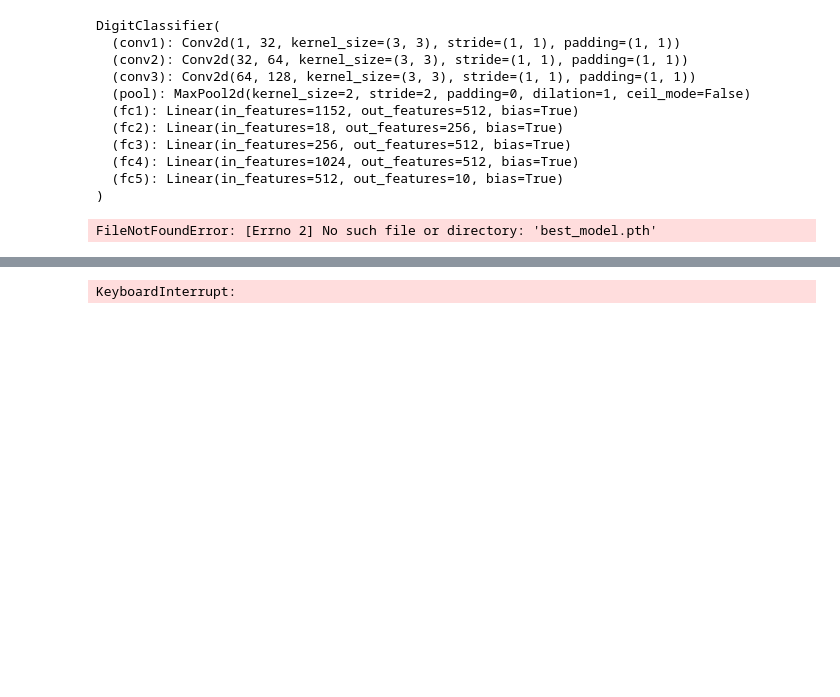
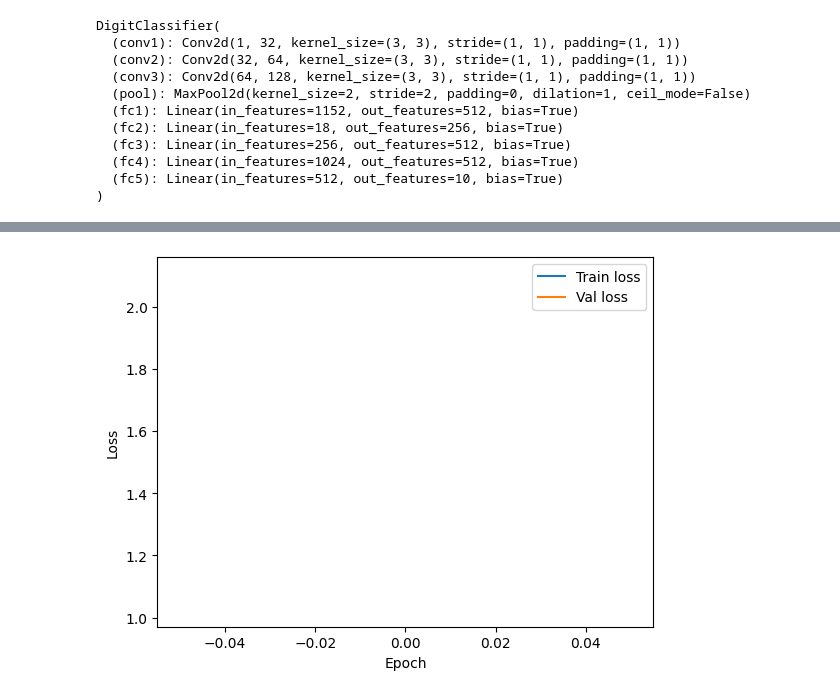
Before and after one commit to knuutti/3d-digit-classifier, a Jupyter notebook: classifier.ipynb, the cells around one changed output, grey strips where cells are left out. Drawn from its saved outputs; the diff is of its cells as text; code cells hidden in the pictures; blank space fills up the shorter version.

```diff
--- a/classifier.ipynb
+++ b/classifier.ipynb
@@ -244,32 +244,8 @@ DigitClassifier(
   (fc4): Linear(in_features=1024, out_features=512, bias=True)
   (fc5): Linear(in_features=512, out_features=10, bias=True)
 )
-# %%
-def digit_classify(data) -> int:
-    model = DigitClassifier()
-    model.load_state_dict(torch.load('beast_18.pth', weights_only=True))
-    data = preprocess_data(data)
-    M = image_creation(data)
-    features = np.ravel(M)
-    for f in feature_extraction(data):
-        features = np.append(features, f)
-    features = torch.tensor(np.matrix(features)).float()
-    output = model(features)
-    return torch.argmax(output).item()
-
-correct = 0
-for num in range(0,10):
-    for sample in range(1,101):
-        fname = f'data/stroke_{num}_{str(0)*(4-len(str(sample))) + str(sample)}.csv'
-        testdata = pd.read_csv(fname).to_numpy()
-        predicted = digit_classify(testdata)
-        if num == predicted:
-            correct += 1
-print(correct/1000)
-# %% [output]
-FileNotFoundError: [Errno 2] No such file or directory: 'best_model.pth'
 # %%
-num_epochs = 100
+num_epochs = 1
 best_val_loss = np.inf
 
 val_losses = []
@@ -347,4 +307,4 @@ Epoch 44/100, Train Loss: 0.0000, Validation Loss: 0.3135
-KeyboardInterrupt:
+[figure, added]
 # %%
 model.load_state_dict(torch.load('best_model.pth', weights_only=False))
 model.eval()  # Set model to evaluation mode
```
Also changed, not shown: parts of 3 cells of this notebook.
